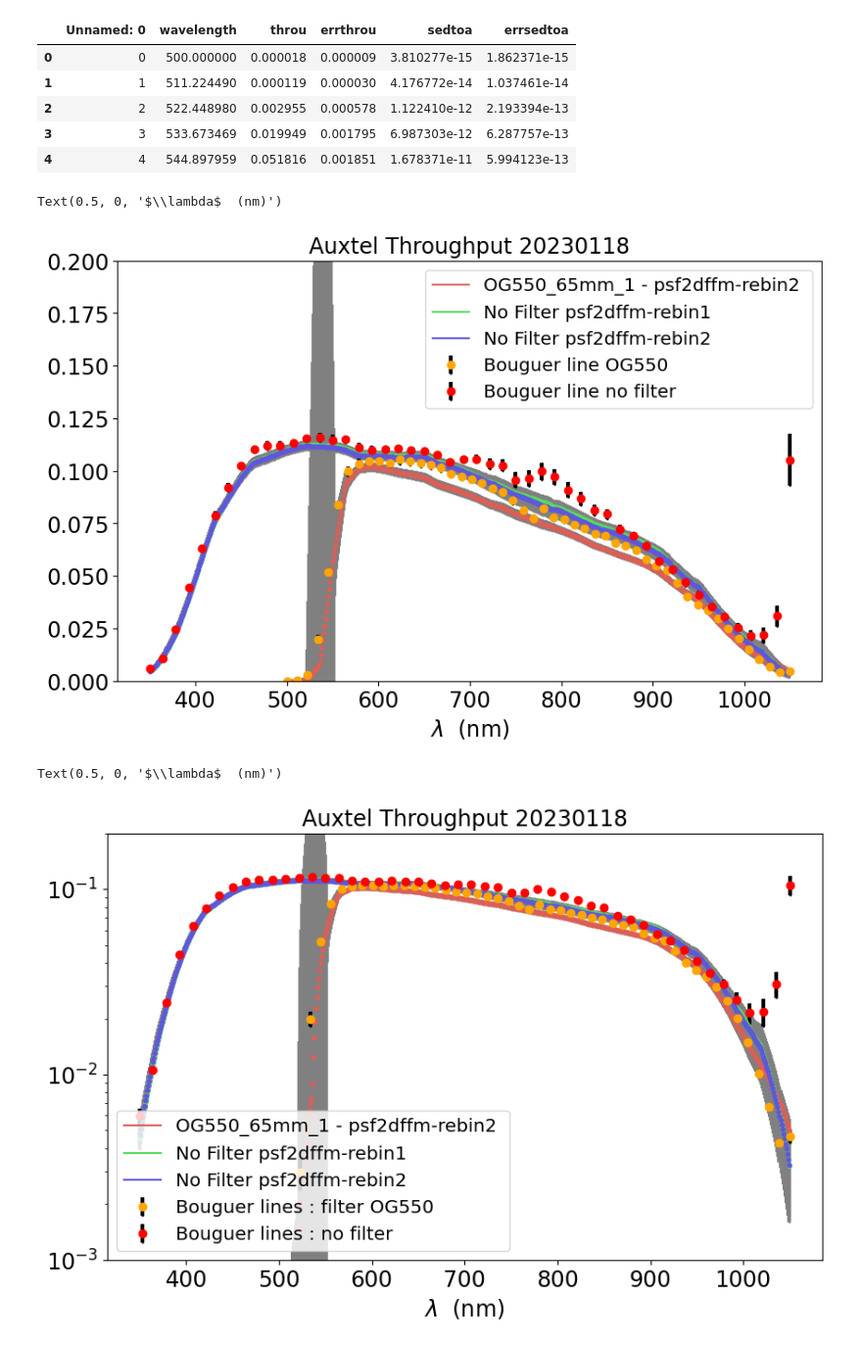
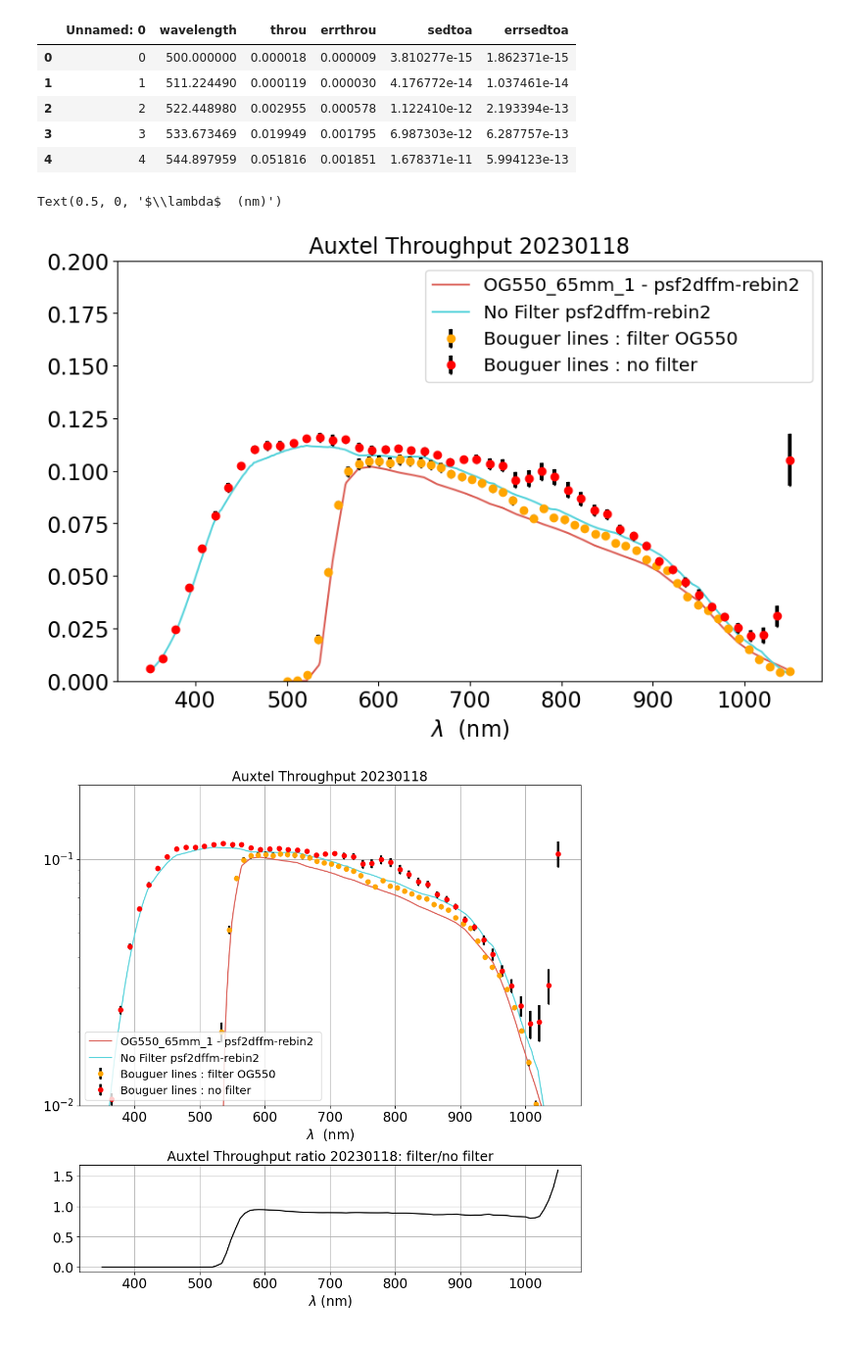
Before and after one commit to sylvielsstfr/AuxTelComm, a Jupyter notebook: notebooks_usdf/FitAtmosphericParameters/202302/CompareThroughputs.ipynb, the cells around one changed output. Shown: that part at 98% size. Drawn from its saved outputs; the diff is of its cells as text; code cells hidden in the pictures.

Commit message:
update throughput

```diff
--- a/notebooks_usdf/FitAtmosphericParameters/202302/CompareThroughputs.ipynb
+++ b/notebooks_usdf/FitAtmosphericParameters/202302/CompareThroughputs.ipynb
@@ -51,18 +54,18 @@ plt.rcParams.update(params)
 DATE=20230118
 # %%
 filenames_from_bouguerlines = [
-"../../BouguerLines/202302/MLfit_bouguer_linearfit-20230118-OG550_65mm_1~holo4_003-config_PSF2DFFM-REBIN2_out.csv",
-"../../BouguerLines/202302/MLfit_bouguer_linearfit-20230118-empty~holo4_003-config_PSF2DFFM-REBIN2_out.csv"
+"../../BouguerLines/202302/MLfit_bouguer_linearfit-20230118-OG550_65mm_1~holo4_003-config_PSF2DFFM-REBIN2_bin30nm_out.csv",
+"../../BouguerLines/202302/MLfit_bouguer_linearfit-20230118-empty~holo4_003-config_PSF2DFFM-REBIN2_bin30nm_out.csv"
 ]
 # %%
 tags_from_bouguerlines = ["Bouguer lines : filter OG550", "Bouguer lines : no filter"]
 # %%
 filenames = [
 "throughput-2023-01-18-OG550_65mm_1~holo4_003-psf2dffm-rebin2-fitatmparams.csv",
-"throughput-2023-01-18-empty~holo4_003-psf2dffm-rebin1-fitatmparams.csv",
-"throughput-2023-01-18-empty~holo4_003-psf2dffm-rebin2-fitatmparams.csv"
+"throughput-2023-01-18-empty~holo4_003-psf2dffm-rebin2-fitatmparams.csv",
+#"throughput-2023-01-18-empty~holo4_003-psf2dffm-rebin1-fitatmparams.csv"
 ]
-tags = ["OG550_65mm_1 - psf2dffm-rebin2 ", "No Filter psf2dffm-rebin1","No Filter psf2dffm-rebin2" ]
+tags = ["OG550_65mm_1 - psf2dffm-rebin2 ", "No Filter psf2dffm-rebin2","No Filter psf2dffm-rebin1" ]
 # %%
 all_dfs_from_bouguerlines = []
 for filename in filenames_from_bouguerlines:
@@ -98,7 +101,7 @@ hls_colors = sns.color_palette("hls", NF)
 for ii in range(NF):
     the_df = all_df[ii]
     plt.plot(the_df["wavelength"],the_df["newthrou"],'-',color=hls_colors[ii],label=tags[ii])
-    plt.errorbar(the_df["wavelength"],the_df["newthrou"], yerr=the_df["newthrouerr"], xerr=None, fmt='.',color=hls_colors[ii],ecolor="grey", elinewidth=3, capsize=1)
+    #plt.errorbar(the_df["wavelength"],the_df["newthrou"], yerr=the_df["newthrouerr"], xerr=None, fmt='.',color=hls_colors[ii],ecolor="grey", elinewidth=3, capsize=1)
 
 for idx in range(2):
     X=all_dfs_from_bouguerlines[idx].wavelength
@@ -118,29 +121,60 @@ plt.title(f"Auxtel Throughput {DATE}")
 plt.xlabel("$\lambda$  (nm)")
 # %% [output]
 Text(0.5, 0, '$\\lambda$  (nm)')
-[figure, old version]
+[figure, new version]
 # %%
+fig = plt.figure(figsize=(10, 10))
+gs = gridspec.GridSpec(2, 1,height_ratios=[3,1] ,figure=fig)
+
+# Fig 1
+ax=fig.add_subplot(gs[0,0])
 for ii in range(NF):
     the_df = all_df[ii]
-    plt.plot(the_df["wavelength"],the_df["newthrou"],'-',color=hls_colors[ii],label=tags[ii])
-    plt.errorbar(the_df["wavelength"],the_df["newthrou"], yerr=the_df["newthrouerr"], xerr=None, fmt='.',color=hls_colors[ii],ecolor="grey", elinewidth=3, capsize=1)
+    ax.plot(the_df["wavelength"],the_df["newthrou"],'-',color=hls_colors[ii],label=tags[ii])
+    #plt.errorbar(the_df["wavelength"],the_df["newthrou"], yerr=the_df["newthrouerr"], xerr=None, fmt='.',color=hls_colors[ii],ecolor="grey", elinewidth=3, capsize=1)
 
 for idx in range(2):
     X=all_dfs_from_bouguerlines[idx].wavelength
     Y=all_dfs_from_bouguerlines[idx].throu
     EY=all_dfs_from_bouguerlines[idx].errthrou
     if idx==0:
         col="orange"
     else:
         col="r"
-    plt.errorbar(X,Y, yerr=EY, xerr=None, fmt='o',color=col,ecolor="k", elinewidth=3, capsize=1,label=tags_from_bouguerlines[idx])
+    ax.errorbar(X,Y, yerr=EY, xerr=None, fmt='o',color=col,ecolor="k", elinewidth=3, capsize=1,label=tags_from_bouguerlines[idx])
+
+ax.grid()
+ax.set_yscale('log')
+ax.set_ylim(1e-2,0.2)
+ax.legend(loc="lower left")
+ax.set_title(f"Auxtel Throughput {DATE}")
+ax.set_xlabel("$\lambda$  (nm)")
+main_ax =ax
+
+# Fig 2
+
+WL = np.linspace(350,1050,100)
+
+ax=fig.add_subplot(gs[1,0],sharex=main_ax)
+
+the_df1 = all_df[0]
+the_df2 = all_df[1]
 
 
-plt.yscale('log')
-plt.ylim(1e-3,0.2)
-plt.legend(loc="lower left")
-plt.title(f"Auxtel Throughput {DATE}")
-plt.xlabel("$\lambda$  (nm)")
+X1=the_df1["wavelength"].values
+X2=the_df2["wavelength"].values
+Y1=the_df1["newthrou"].values
+Y2=the_df2["newthrou"].values
+
+f1 = interpolate.interp1d(X1,Y1,bounds_error=False,fill_value="extrapolate")
+f2 = interpolate.interp1d(X2,Y2,bounds_error=False,fill_value="extrapolate")
+ratio = f1(WL)/f2(WL)
+
+ax.plot(WL,ratio,'k-')
+ax.grid()
+ax.set_title(f"Auxtel Throughput ratio {DATE}: filter/no filter")
+ax.set_xlabel("$\lambda$ (nm)")
+
+plt.tight_layout()
 # %% [output]
-Text(0.5, 0, '$\\lambda$  (nm)')
-[figure, old version]
+[figure, new version]
```
Also changed, not shown: parts of 2 cells of this notebook, 1 other file.
